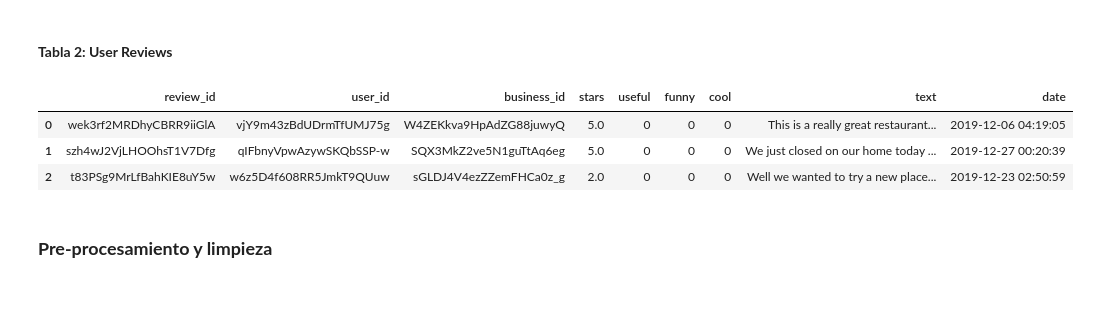
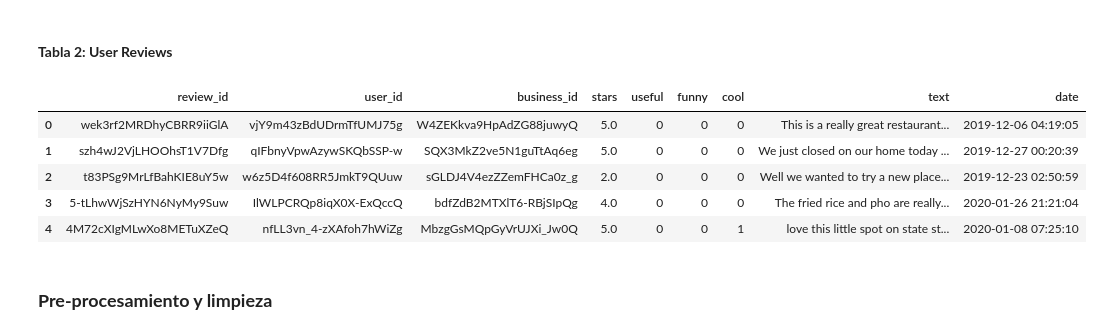
Before and after one commit to ivnlee/proyecto-portafolio, a Jupyter notebook: notebooks/initial_analysis.ipynb, the cells around one changed output. Drawn from its saved outputs; the diff is of its cells as text; code cells hidden in the pictures; blank space fills up the shorter version.

```diff
--- a/notebooks/initial_analysis.ipynb
+++ b/notebooks/initial_analysis.ipynb
@@ -20,12 +20,14 @@ business.head(3)
 # %%
 # Create Pandas dataframe from CSV file
 reviews = pd.read_csv('./../data/yelp_reviews_subset.csv')
-reviews.head(3)
+reviews.head()
 # %% [output]
 |  | review_id | user_id | business_id | stars | useful | funny | cool | text | date |
 | 0 | wek3rf2MRDhyCBRR9iiGlA | vjY9m43zBdUDrmTfUMJ75g | W4ZEKkva9HpAdZG88juwyQ | 5.0 | 0 | 0 | 0 | This is a really great restaurant... | 2019-12-06 04:19:05 |
 | 1 | szh4wJ2VjLHOOhsT1V7Dfg | qIFbnyVpwAzywSKQbSSP-w | SQX3MkZ2ve5N1guTtAq6eg | 5.0 | 0 | 0 | 0 | We just closed on our home today ... | 2019-12-27 00:20:39 |
 | 2 | t83PSg9MrLfBahKIE8uY5w | w6z5D4f608RR5JmkT9QUuw | sGLDJ4V4ezZZemFHCa0z_g | 2.0 | 0 | 0 | 0 | Well we wanted to try a new place... | 2019-12-23 02:50:59 |
+| 3 | 5-tLhwWjSzHYN6NyMy9Suw | IlWLPCRQp8iqX0X-ExQccQ | bdfZdB2MTXlT6-RBjSIpQg | 4.0 | 0 | 0 | 0 | The fried rice and pho are really... | 2020-01-26 21:21:04 |
+| 4 | 4M72cXIgMLwXo8METuXZeQ | nfLL3vn_4-zXAfoh7hWiZg | MbzgGsMQpGyVrUJXi_Jw0Q | 5.0 | 0 | 0 | 1 | love this little spot on state st... | 2020-01-08 07:25:10 |
 # %% [markdown]
 ### **Pre-procesamiento y limpieza**
 # %%
```
Also changed, not shown: parts of 15 cells of this notebook, 5 other files.
